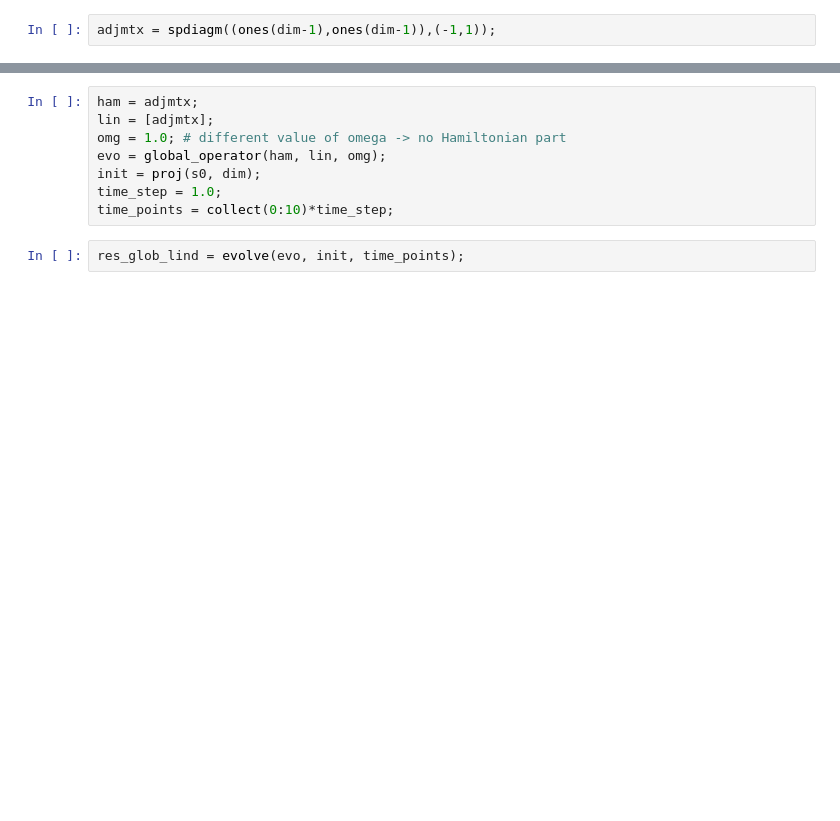
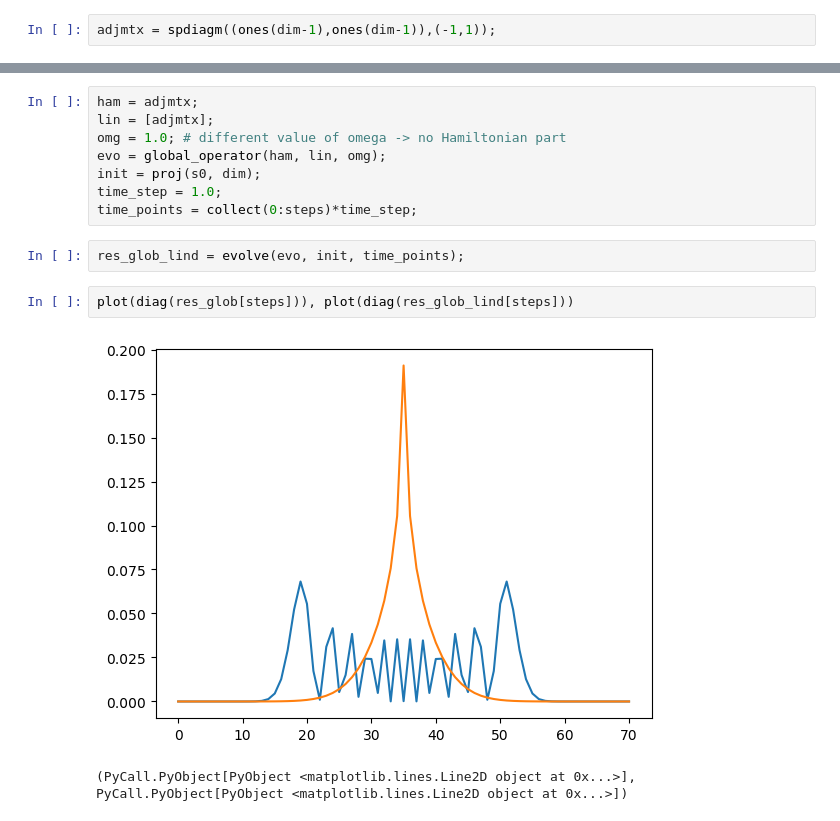
Before and after one commit to iitis/QSWalk.jl, a Jupyter notebook: examples/ex01_qsw_on_line.ipynb, the cells around one changed output, grey strips where cells are left out. Saved outputs shown, nothing was run; the diff lists cells and outputs as text; blank space fills up the shorter version.

```diff
--- a/examples/ex01_qsw_on_line.ipynb
+++ b/examples/ex01_qsw_on_line.ipynb
@@ -45,7 +58,12 @@ omg = 1.0; # different value of omega -> no Hamiltonian part
 evo = global_operator(ham, lin, omg);
 init = proj(s0, dim);
 time_step = 1.0;
-time_points = collect(0:10)*time_step;
+time_points = collect(0:steps)*time_step;
 # %%
 res_glob_lind = evolve(evo, init, time_points);
+# %%
+plot(diag(res_glob[steps])), plot(diag(res_glob_lind[steps]))
+# %% [output]
+[figure, added]
+(PyCall.PyObject[PyObject <matplotlib.lines.Line2D object at 0x...>], PyCall.PyObject[PyObject <matplotlib.lines.Line2D object at 0x...>])
 # %%
```
Also changed, not shown: parts of 16 cells of this notebook.
